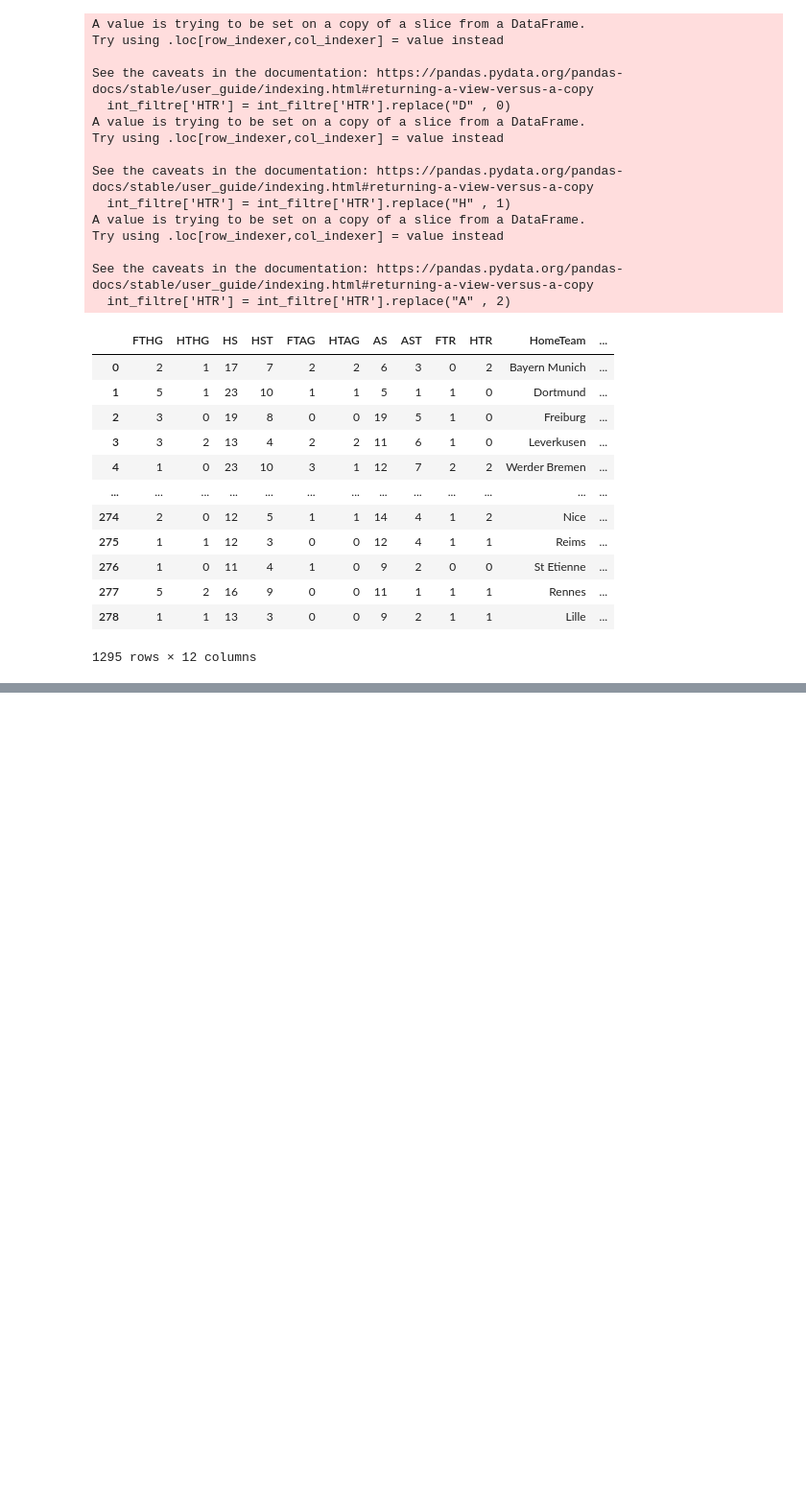
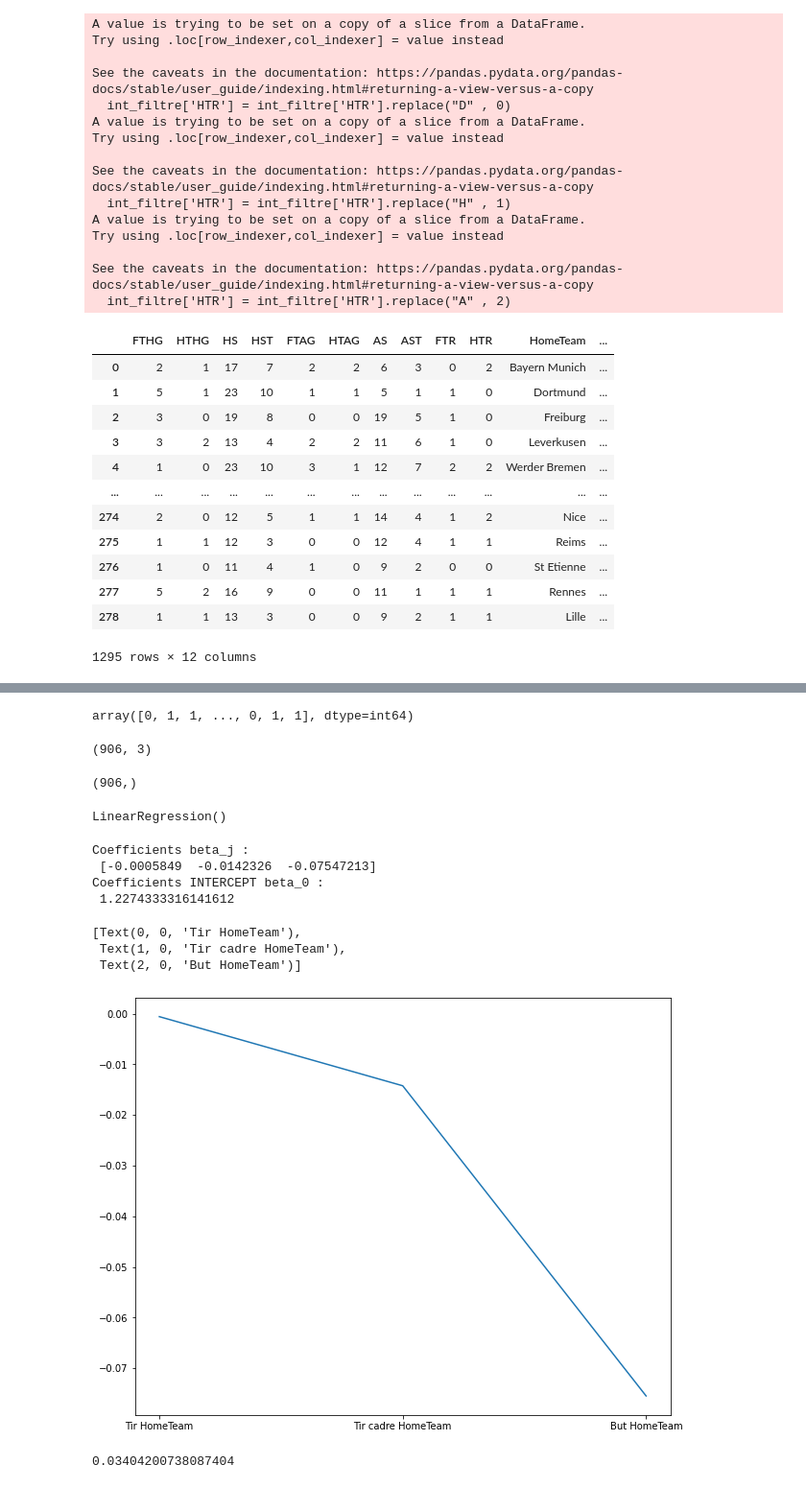
Before and after one commit to Promiat/data_with_py, a Jupyter notebook: ml_project/football_predictions.ipynb, the cells around one changed output, grey strips where cells are left out. Shown at 96% size. Saved outputs shown, nothing was run; the diff lists cells and outputs as text; code cells hidden in the pictures; blank space fills up the shorter version.

Commit message:
Score regression (ils sont un peu nul)

```diff
--- a/ml_project/football_predictions.ipynb
+++ b/ml_project/football_predictions.ipynb
@@ -398,3 +412,6 @@ See the caveats in the documentation: https://pandas.pydata.org/pandas-docs/stab
 | 277 | 5 | 2 | 16 | 9 | 0 | 0 | 11 | 1 | 1 | 1 | Rennes | ... |
 | 278 | 1 | 1 | 13 | 3 | 0 | 0 | 9 | 2 | 1 | 1 | Lille | ... |
 1295 rows × 12 columns
+# %%
+X = int_filtre[['HS','HST', 'FTHG']]
+X.values
@@ -400,0 +426,46 @@ See the caveats in the documentation: https://pandas.pydata.org/pandas-docs/stab
+# %%
+y = int_filtre['FTR']
+y.values
+# %% [output]
+array([0, 1, 1, ..., 0, 1, 1], dtype=int64)
+# %%
+from sklearn.model_selection import train_test_split
+X_train, X_test, y_train, y_test = train_test_split( X, y, test_size=0.3, random_state=42)
+# %%
+X_train.shape
+# %% [output]
+(906, 3)
+# %%
+y_train.shape
+# %% [output]
+(906,)
+# %%
+from sklearn import linear_model
+regr = linear_model.LinearRegression().fit(X_train, y_train)
+regr
+# %% [output]
+LinearRegression()
+# %%
+print('Coefficients beta_j : \n', regr.coef_)
+print('Coefficients INTERCEPT beta_0 : \n', regr.intercept_)
+# %% [output]
+Coefficients beta_j :
+ [-0.0005849  -0.0142326  -0.07547213]
+Coefficients INTERCEPT beta_0 :
+ 1.2274333316141612
+# %%
+from matplotlib import pyplot as plt
+plt.figure(figsize=(10,8))
+plt.xticks([0,1, 2,])
+g = sns.lineplot(data= regr.coef_)
+names = ['Tir HomeTeam','Tir cadre HomeTeam', 'But HomeTeam']
+g.set_xticklabels(names)
+# %% [output]
+[Text(0, 0, 'Tir HomeTeam'),
+ Text(1, 0, 'Tir cadre HomeTeam'),
+ Text(2, 0, 'But HomeTeam')]
+[figure, added]
+# %%
+regr.score(X,y)
+# %% [output]
+0.03404200738087404
```
Also changed, not shown: parts of 3 cells of this notebook.
